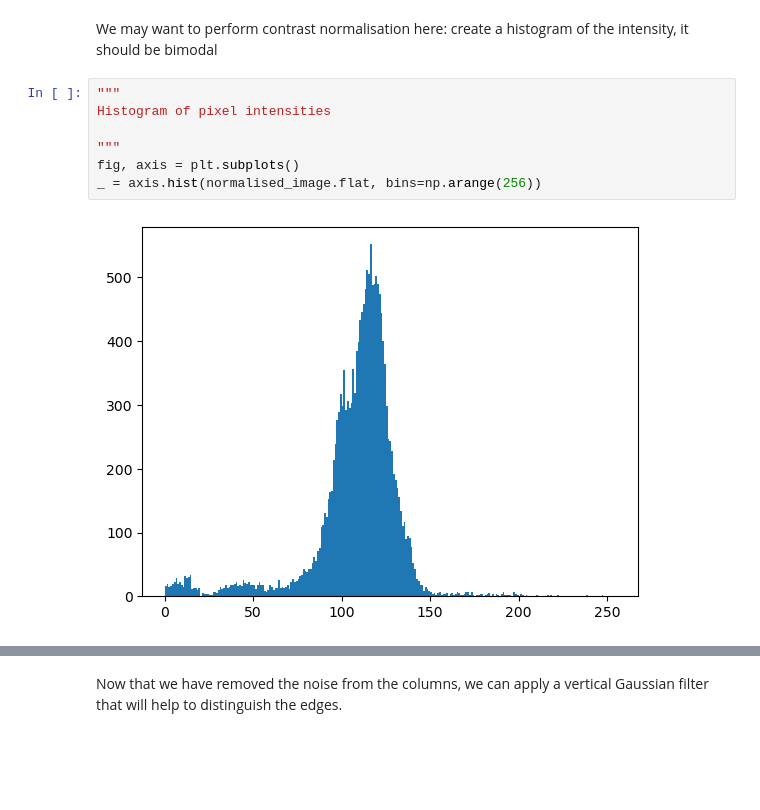
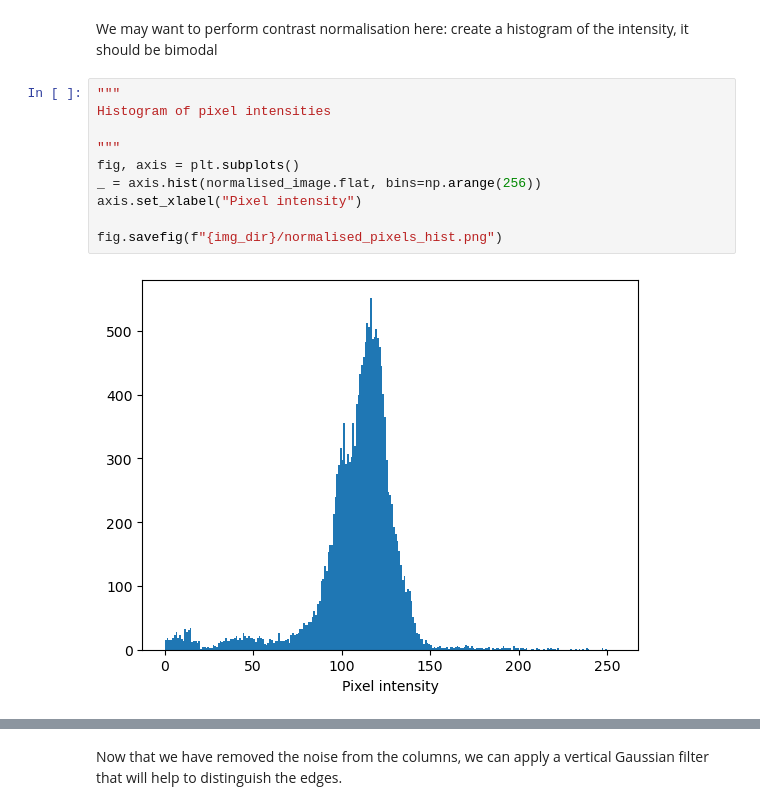
Before and after one commit to JGIBristol/cementum_imaging, a Jupyter notebook: isolate_increments.ipynb, the cells around one changed output, grey strips where cells are left out. Cells and saved outputs as stored; diff of their text form; blank space fills up the shorter version.

```diff
--- a/isolate_increments.ipynb
+++ b/isolate_increments.ipynb
@@ -186,9 +186,12 @@ We may want to perform contrast normalisation here: create a histogram of the in
 # %%
 """
 Histogram of pixel intensities
 
 """
 fig, axis = plt.subplots()
 _ = axis.hist(normalised_image.flat, bins=np.arange(256))
+axis.set_xlabel("Pixel intensity")
+
+fig.savefig(f"{img_dir}/normalised_pixels_hist.png")
 # %% [output]
-[figure, old version]
+[figure, new version]
```
Also changed, not shown: parts of 2 cells of this notebook.
